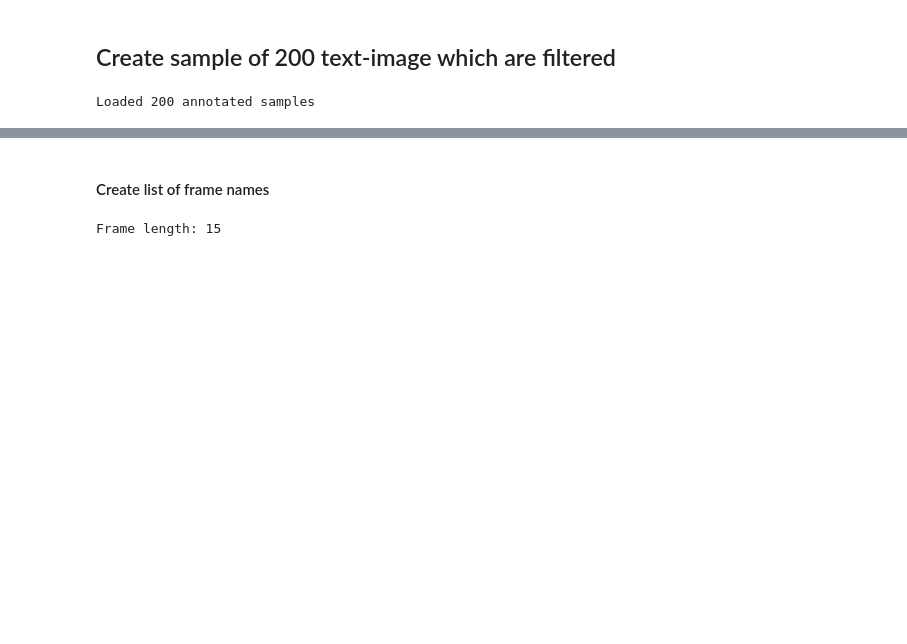
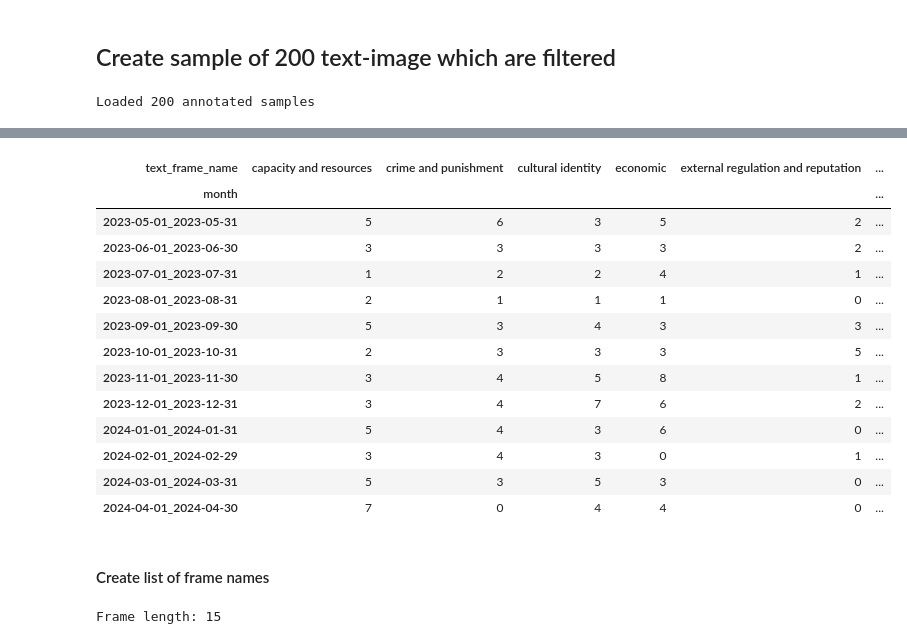
Before and after one commit to copenlu/frame-align, a Jupyter notebook: notebooks/Annotations.ipynb, the cells around one changed output, grey strips where cells are left out. Cells and saved outputs as stored; diff of their text form; code cells hidden in the pictures; blank space fills up the shorter version.

Commit message:
working code of analysing human + model annotations. Needs code cleaning

```diff
--- a/notebooks/Annotations.ipynb
+++ b/notebooks/Annotations.ipynb
@@ -23,16 +23,20 @@ Loaded 200 annotated samples
 # %%
 # uncomment this if you diont have the data
 
-# sample_200 = pd.read_csv(analysis_path.parent.parent / "sample"/'sampled_annotated_articles.csv')
+analysis_path = Path('/projects/frame_align/data/annotated/analysis')
 
-# sampled_200_csv_file = analysis_path.parent.parent / "srishti-analysis"/"sampled_annotated_articles_200.csv"
+sample_all = pd.read_csv(analysis_path.parent.parent / "sample"/'sampled_annotated_articles.csv')
+# keep all rows where 'langauge' == 'en'
+sample_all = sample_all[sample_all['language'] == 'en']
 
-# # delete the file if it exists
-# if sampled_200_csv_file.exists():
-#     sampled_200_csv_file.unlink()
-#     print(f"Existed!Deleted {sampled_200_csv_file}")
+sampled_600_csv_file = analysis_path.parent.parent / "srishti-analysis"/"sampled_annotated_articles_600.csv"
 
-# # sample 200 from the annotated articles
-# sample_200 = sample_200.sample(200, random_state=42)
-# sample_200.to_csv(analysis_path.parent.parent / "srishti-analysis"/"sampled_annotated_articles_200.csv", index=False)
-# print(f"Saved {sampled_200_csv_file}")
+# delete the file if it exists
+if sampled_600_csv_file.exists():
+    sampled_600_csv_file.unlink()
+    print(f"Existed!Deleted {sampled_600_csv_file}")
+
+# sample 200 from the annotated articles
+sample_600 = sample_all.sample(600, random_state=42)
+sample_600.to_csv(analysis_path.parent.parent / "srishti-analysis"/"sampled_annotated_articles_600.csv", index=False)
+print(f"Saved {sampled_600_csv_file}")
@@ -39,3 +69,22 @@ Loaded 200 annotated samples
+# %%
+
+pivot_table = sample_600.pivot_table(index='month', columns='text_frame_name', aggfunc='size', fill_value=0)
+pivot_table
+# %% [output]
+| text_frame_name | capacity and resources | crime and punishment | cultural identity | economic | external regulation and reputation | ... |
+| month |  |  |  |  |  | ... |
+| 2023-05-01_2023-05-31 | 5 | 6 | 3 | 5 | 2 | ... |
+| 2023-06-01_2023-06-30 | 3 | 3 | 3 | 3 | 2 | ... |
+| 2023-07-01_2023-07-31 | 1 | 2 | 2 | 4 | 1 | ... |
+| 2023-08-01_2023-08-31 | 2 | 1 | 1 | 1 | 0 | ... |
+| 2023-09-01_2023-09-30 | 5 | 3 | 4 | 3 | 3 | ... |
+| 2023-10-01_2023-10-31 | 2 | 3 | 3 | 3 | 5 | ... |
+| 2023-11-01_2023-11-30 | 3 | 4 | 5 | 8 | 1 | ... |
+| 2023-12-01_2023-12-31 | 3 | 4 | 7 | 6 | 2 | ... |
+| 2024-01-01_2024-01-31 | 5 | 4 | 3 | 6 | 0 | ... |
+| 2024-02-01_2024-02-29 | 3 | 4 | 3 | 0 | 1 | ... |
+| 2024-03-01_2024-03-31 | 5 | 3 | 5 | 3 | 0 | ... |
+| 2024-04-01_2024-04-30 | 7 | 0 | 4 | 4 | 0 | ... |
 # %% [markdown]
 #### Create list of frame names
 # %%
```
Also changed, not shown: parts of 10 cells of this notebook, 19 other files.
